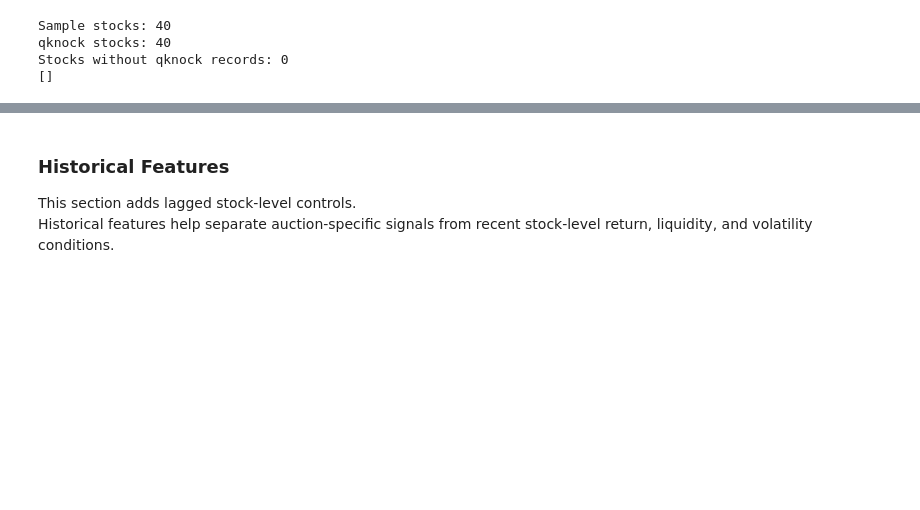
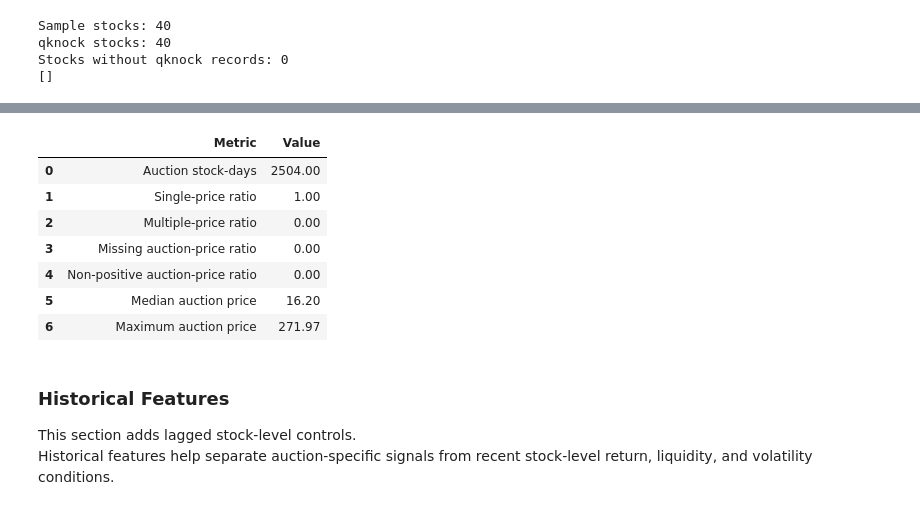
Before and after one commit to xiyuanzhu926/level2-research, a Jupyter notebook: level2-research/notebooks/04_auction_features_organized.ipynb, the cells around one changed output, grey strips where cells are left out. Cells and saved outputs as stored; diff of their text form; code cells hidden in the pictures; blank space fills up the shorter version.

```diff
--- a/level2-research/notebooks/04_auction_features.ipynb
+++ b/level2-research/notebooks/04_auction_features_organized.ipynb
@@ -2166,3 +2490,53 @@ display(execution_features.describe(include="all"))
+# %%
+price_validation = pd.DataFrame({
+    "Metric": [
+        "Auction stock-days",
+        "Single-price ratio",
+        "Multiple-price ratio",
+        "Missing auction-price ratio",
+        "Non-positive auction-price ratio",
+        "Median auction price",
+        "Maximum auction price"
+    ],
+    "Value": [
+        len(execution_features),
+
+        execution_features[
+            "auction_price_nunique"
+        ].eq(1).mean(),
+
+        execution_features[
+            "auction_price_nunique"
+        ].gt(1).mean(),
+
+        execution_features[
+            "auction_price"
+        ].isna().mean(),
+
+        execution_features[
+            "auction_price"
+        ].le(0).mean(),
+
+        execution_features[
+            "auction_price"
+        ].median(),
+
+        execution_features[
+            "auction_price"
+        ].max()
+    ]
+})
+
+display(price_validation)
+# %% [output]
+|  | Metric | Value |
+| 0 | Auction stock-days | 2504.00 |
+| 1 | Single-price ratio | 1.00 |
+| 2 | Multiple-price ratio | 0.00 |
+| 3 | Missing auction-price ratio | 0.00 |
+| 4 | Non-positive auction-price ratio | 0.00 |
+| 5 | Median auction price | 16.20 |
+| 6 | Maximum auction price | 271.97 |
 # %% [markdown]
 ### Historical Features
 
```
Also changed, not shown: parts of 14 cells of this notebook, 4 other files.
